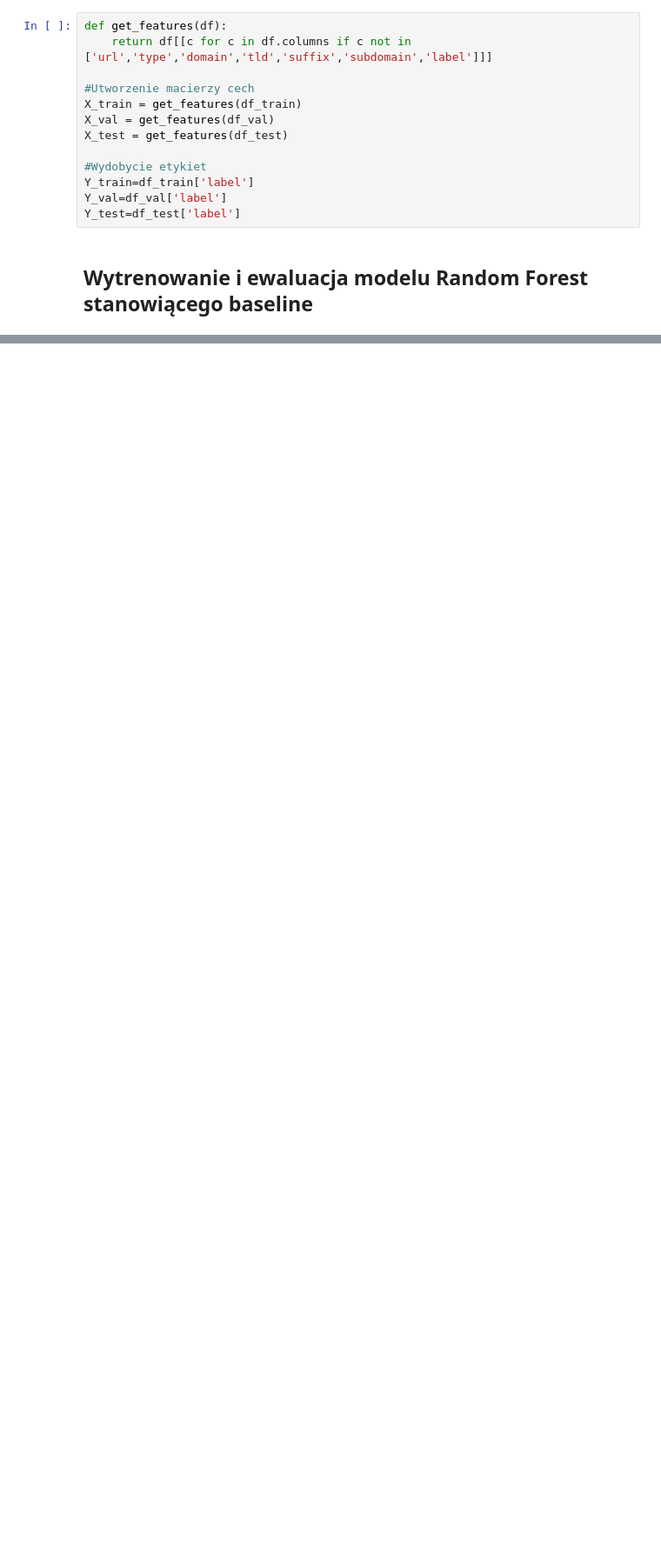
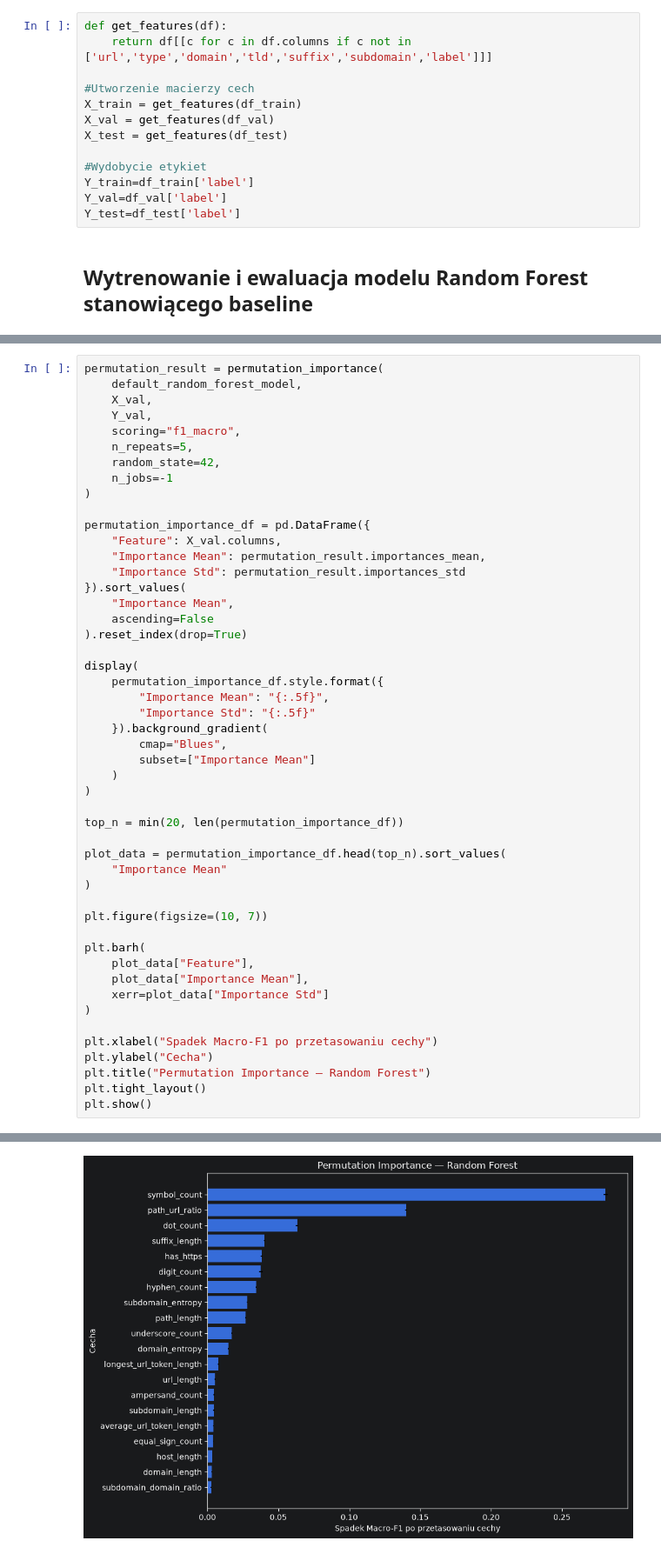
Before and after one commit to CRM-Thunder/UrlNet, a Jupyter notebook: notebooks/main_pipeline.ipynb, the cells around one changed output, grey strips where cells are left out. Shown at 87% size. Saved outputs shown, nothing was run; the diff lists cells and outputs as text; blank space fills up the shorter version.

```diff
--- a/notebooks/main_pipeline.ipynb
+++ b/notebooks/main_pipeline.ipynb
@@ -196,0 +288,50 @@ Macro-F1: 0.9485
+# %%
+permutation_result = permutation_importance(
+    default_random_forest_model,
+    X_val,
+    Y_val,
+    scoring="f1_macro",
+    n_repeats=5,
+    random_state=42,
+    n_jobs=-1
+)
+
+permutation_importance_df = pd.DataFrame({
+    "Feature": X_val.columns,
+    "Importance Mean": permutation_result.importances_mean,
+    "Importance Std": permutation_result.importances_std
+}).sort_values(
+    "Importance Mean",
+    ascending=False
+).reset_index(drop=True)
+
+display(
+    permutation_importance_df.style.format({
+        "Importance Mean": "{:.5f}",
+        "Importance Std": "{:.5f}"
+    }).background_gradient(
+        cmap="Blues",
+        subset=["Importance Mean"]
+    )
+)
+
+top_n = min(20, len(permutation_importance_df))
+
+plot_data = permutation_importance_df.head(top_n).sort_values(
+    "Importance Mean"
+)
+
+plt.figure(figsize=(10, 7))
+
+plt.barh(
+    plot_data["Feature"],
+    plot_data["Importance Mean"],
+    xerr=plot_data["Importance Std"]
+)
+
+plt.xlabel("Spadek Macro-F1 po przetasowaniu cechy")
+plt.ylabel("Cecha")
+plt.title("Permutation Importance — Random Forest")
+plt.tight_layout()
+plt.show()
+# %% [output]
@@ -196,0 +355 @@ Macro-F1: 0.9485
+[figure, added]
```
Also changed, not shown: parts of 13 cells of this notebook.
